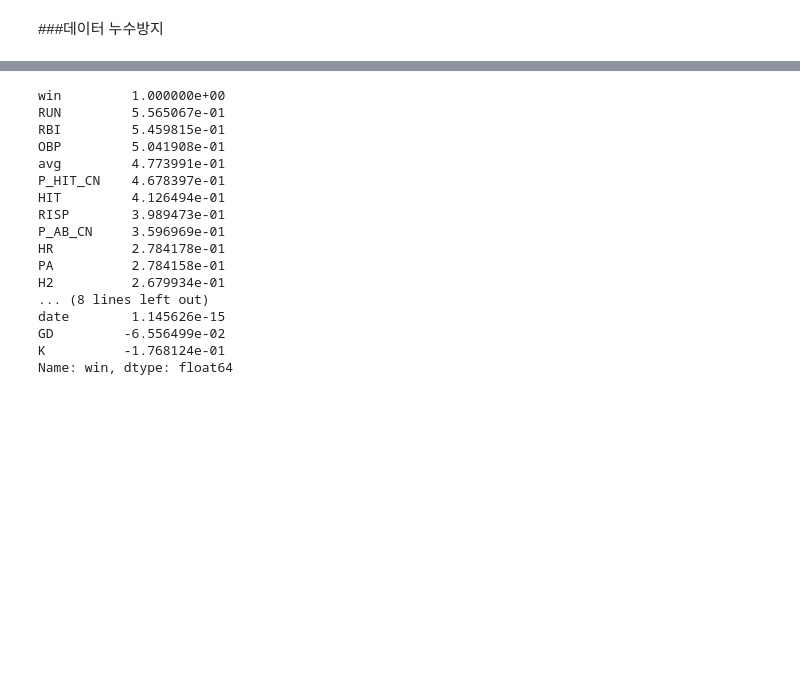
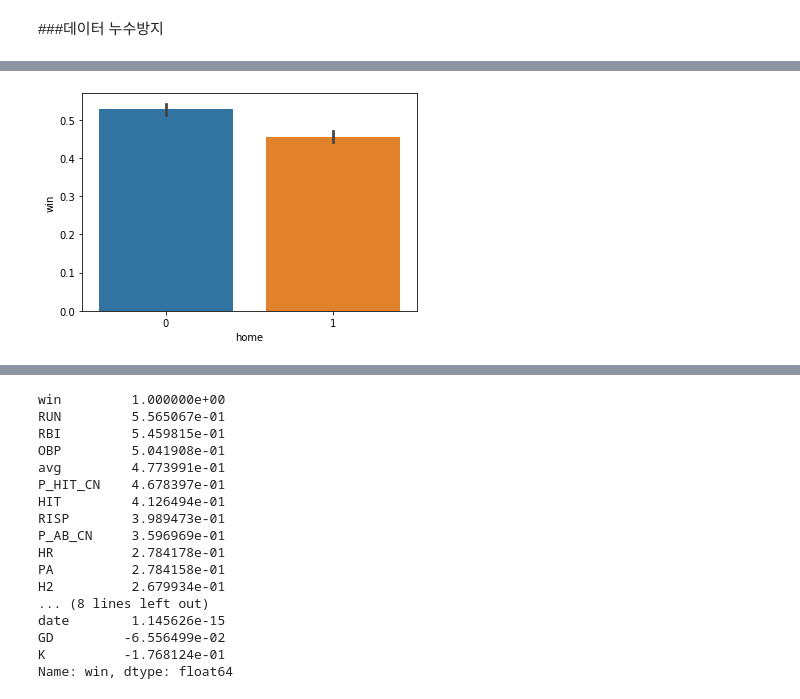
Before and after one commit to sseyonafre/Project, a Jupyter notebook: sprint2/AI_14_고세희_Section2.ipynb, the cells around one changed output, grey strips where cells are left out. Cells and saved outputs as stored; diff of their text form; code cells hidden in the pictures; blank space fills up the shorter version.

```diff
--- a/sprint2/AI_14_고세희_Section2.ipynb
+++ b/sprint2/AI_14_고세희_Section2.ipynb
@@ -368,0 +413,5 @@ X_test = test[features]
+# %%
+# home 피쳐의 타겟 분포 확인.
+sns.barplot(x='home',y='win',data=train);
+# %% [output]
+[figure, added]
```
Also changed, not shown: parts of 14 cells of this notebook.
